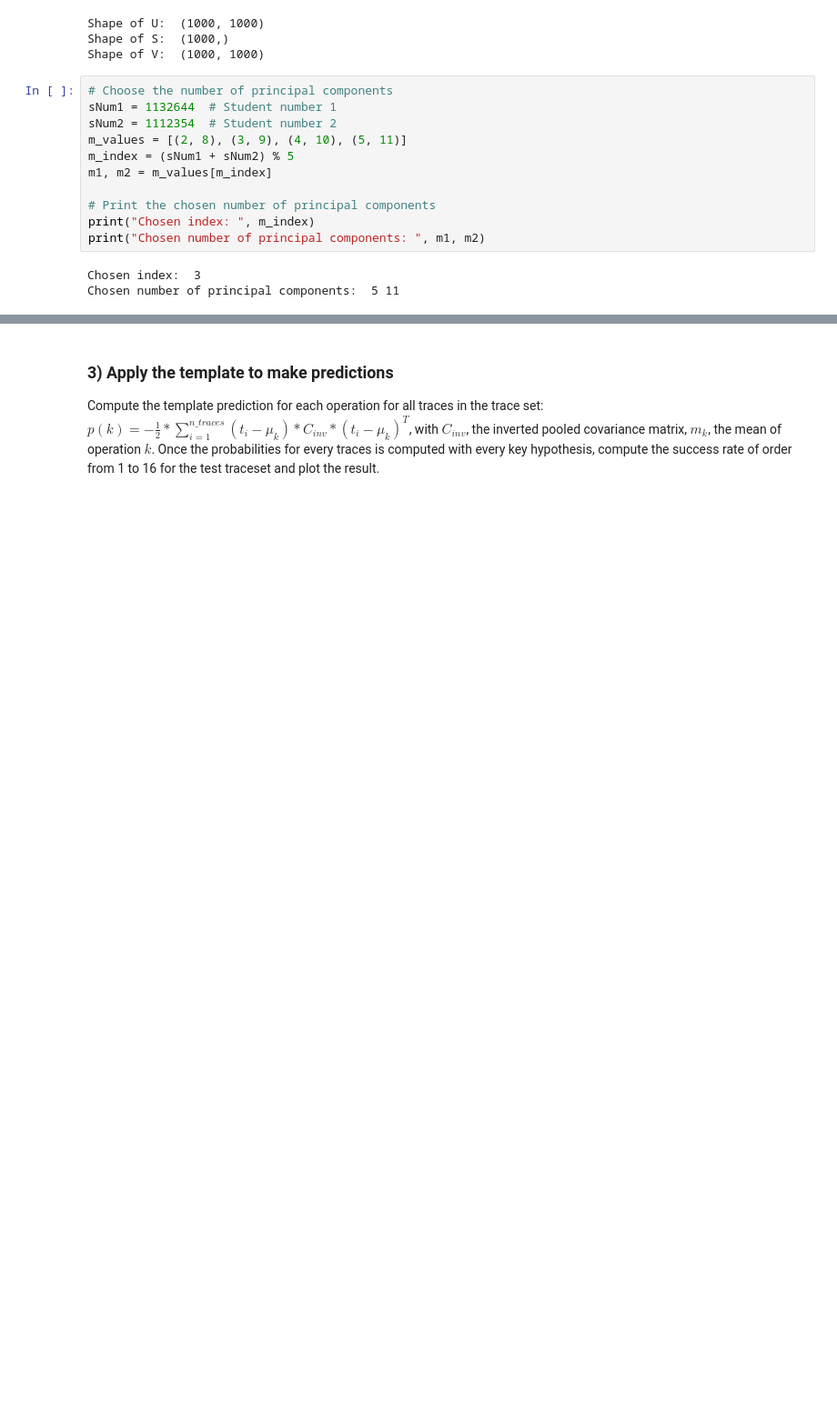
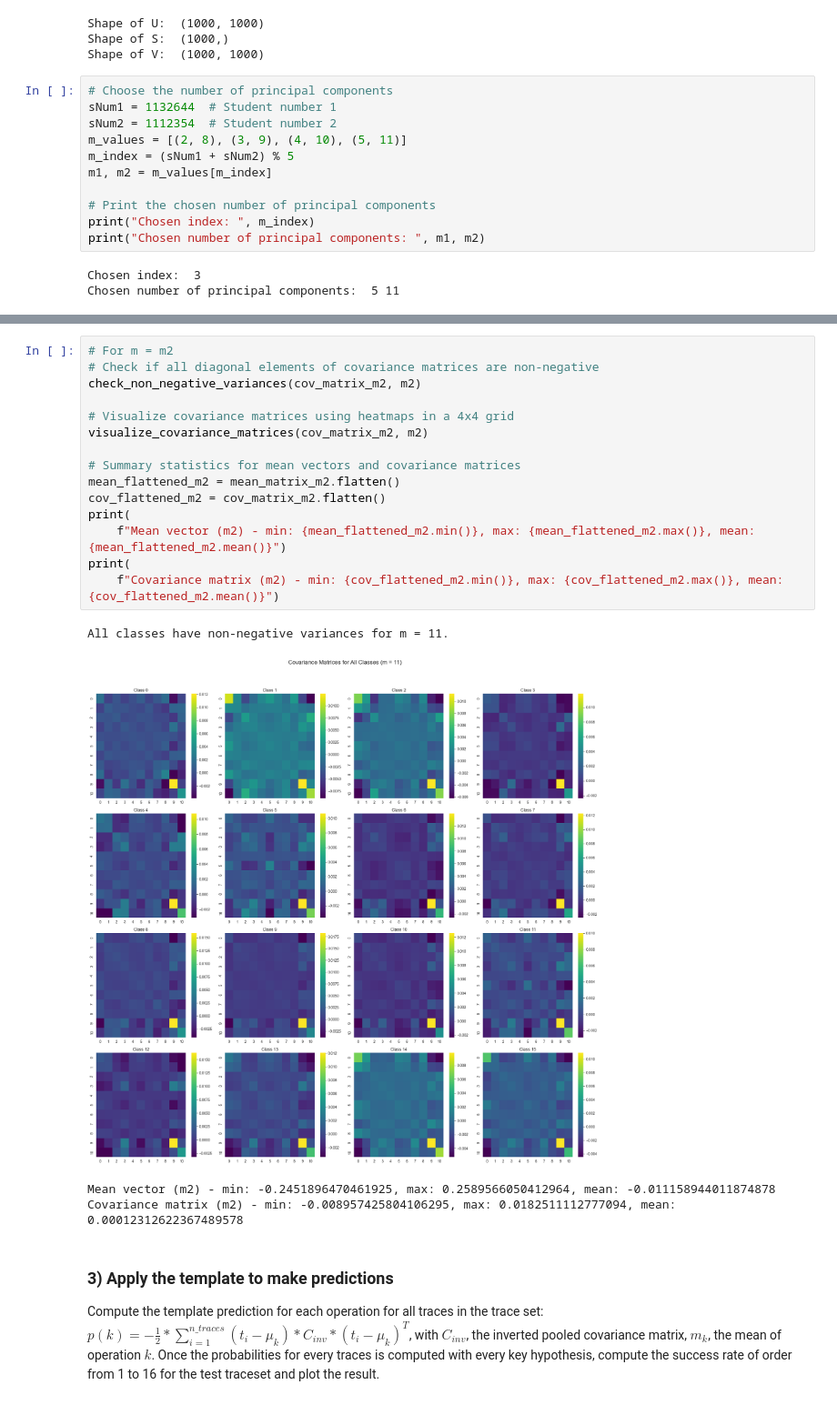
Before and after one commit to andreas-pattichis/Side-Channel-and-Fault-Injection-Attacks-on-Cryptographic-Systems, a Jupyter notebook: Profiled Attacks/Template Attack/Assignment_partA/Assignment_2A.ipynb, the cells around one changed output, grey strips where cells are left out. Shown at 91% size. Saved outputs shown, nothing was run; the diff lists cells and outputs as text; blank space fills up the shorter version.

```diff
--- a/Profiled Attacks/Template Attack/Assignment_partA/Assignment_2A.ipynb
+++ b/Profiled Attacks/Template Attack/Assignment_partA/Assignment_2A.ipynb
@@ -262,3 +263,23 @@ The results and visualizations suggest that the templates are correctly built an
+# %%
+# For m = m2
+# Check if all diagonal elements of covariance matrices are non-negative
+check_non_negative_variances(cov_matrix_m2, m2)
+
+# Visualize covariance matrices using heatmaps in a 4x4 grid
+visualize_covariance_matrices(cov_matrix_m2, m2)
+
+# Summary statistics for mean vectors and covariance matrices
+mean_flattened_m2 = mean_matrix_m2.flatten()
+cov_flattened_m2 = cov_matrix_m2.flatten()
+print(
+    f"Mean vector (m2) - min: {mean_flattened_m2.min()}, max: {mean_flattened_m2.max()}, mean: {mean_flattened_m2.mean()}")
+print(
+    f"Covariance matrix (m2) - min: {cov_flattened_m2.min()}, max: {cov_flattened_m2.max()}, mean: {cov_flattened_m2.mean()}")
+# %% [output]
+All classes have non-negative variances for m = 11.
+[figure, added]
+Mean vector (m2) - min: -0.2451896470461925, max: 0.2589566050412964, mean: -0.011158944011874878
+Covariance matrix (m2) - min: -0.008957425804106295, max: 0.0182511112777094, mean: 0.00012312622367489578
 # %% [markdown]
 ### 3) Apply the template to make predictions
 Compute the template prediction for each operation for all traces in the trace set: $p(k)=-\frac{1}{2} * \sum_{i=1}^{n\_traces}(t_i-\mu_k)*C_{inv}*(t_i-\mu_k)^T$, with $C_{inv}$, the inverted pooled covariance matrix, $m_k$, the mean of operation $k$. Once the probabilities for every traces is computed with every key hypothesis, compute the success rate of order from 1 to 16 for the test traceset and plot the result.
```
Also changed, not shown: parts of 18 cells of this notebook.
